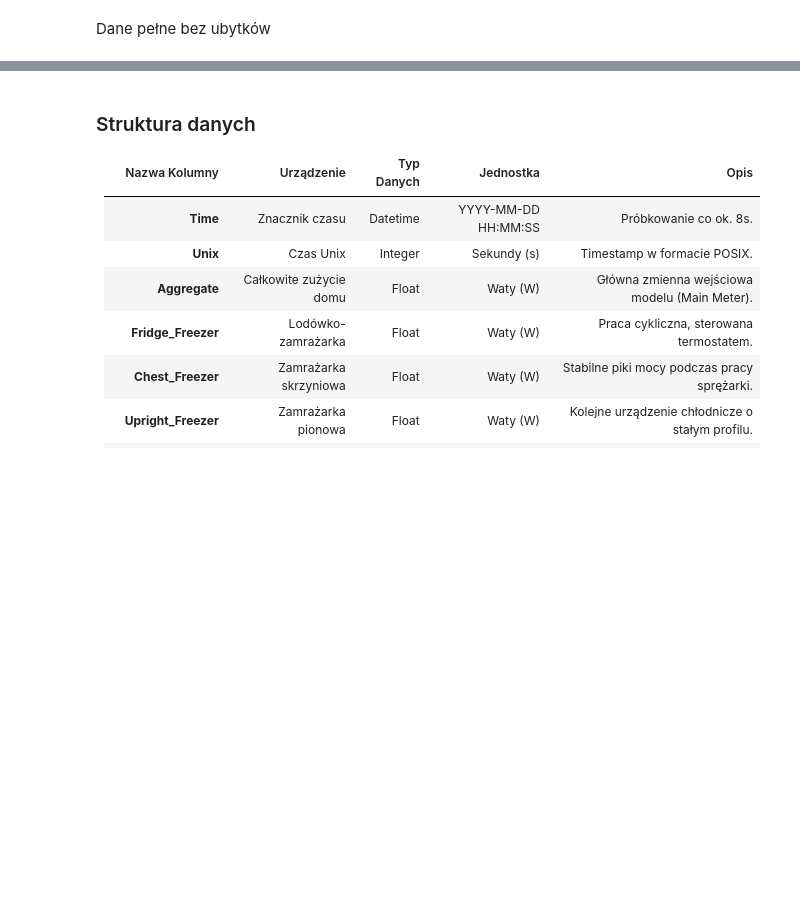
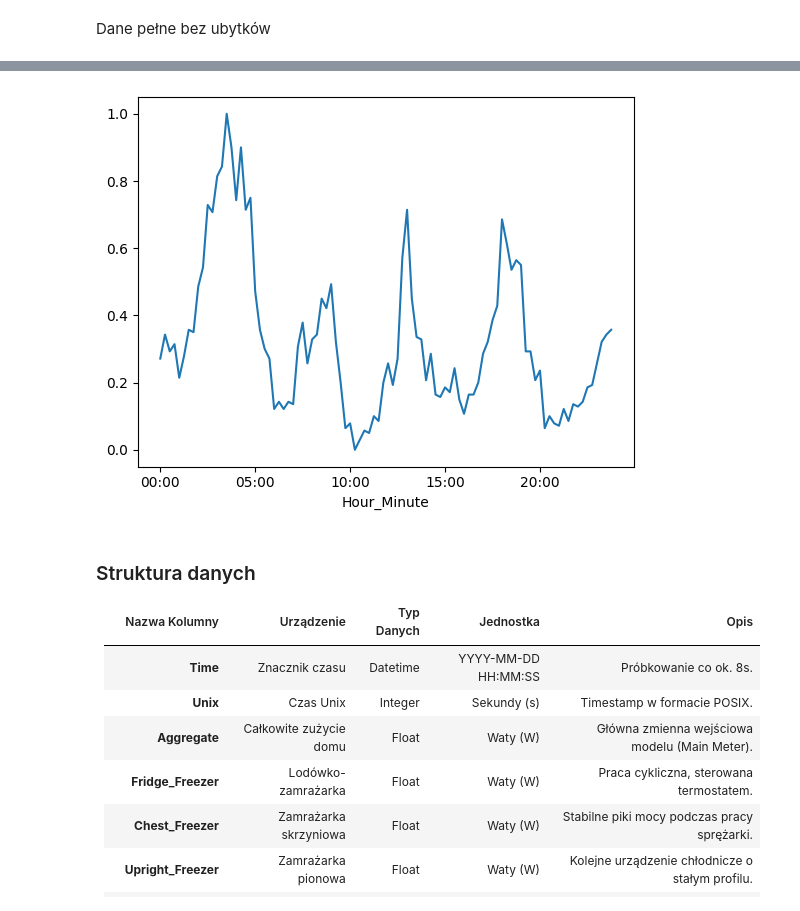
Before and after one commit to Borsh8m3/NILM-Activity-Recognition, a Jupyter notebook: Main.ipynb, the cells around one changed output, grey strips where cells are left out. Drawn from its saved outputs; the diff is of its cells as text; code cells hidden in the pictures; blank space fills up the shorter version.

```diff
--- a/Main.ipynb
+++ b/Main.ipynb
@@ -76,3 +143,10 @@ Dane pełne bez ubytków
+# %%
+sums = df_resampled.groupby('Hour_Minute')['TV_on'].sum()
+time_usage = (sums - sums.min()) / (sums.max() - sums.min())
+time_usage.plot()
+plt.show()
+# %% [output]
+[figure, added]
 # %% [markdown]
 ### Struktura danych
 | Nazwa Kolumny | Urządzenie | Typ Danych | Jednostka | Opis |
```
Also changed, not shown: parts of 3 cells of this notebook, 1 other file.
